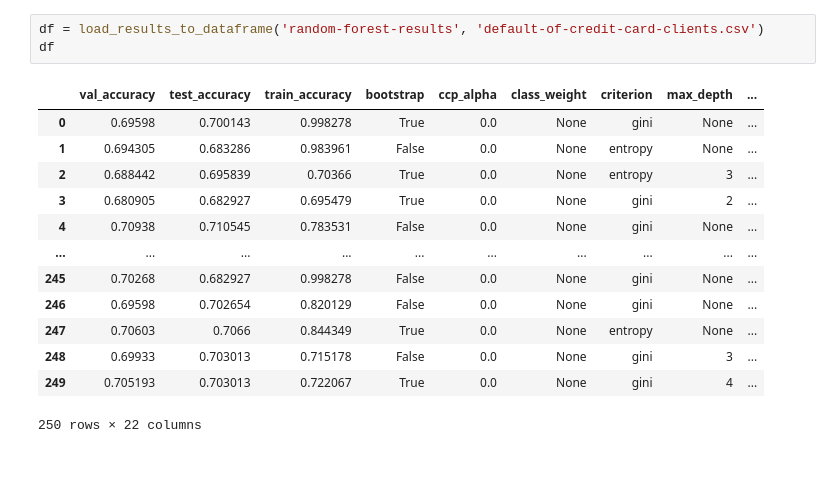
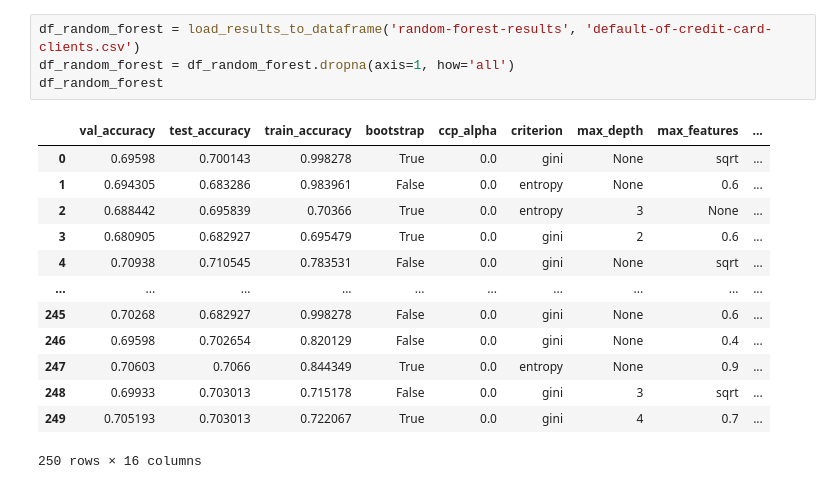
Before and after one commit to BUSY-LOOPING/Tech-Troopers, a Jupyter notebook: Dhruv/results.ipynb, the cells around one changed output. Saved outputs shown, nothing was run; the diff lists cells and outputs as text.

```diff
--- a/Dhruv/results.ipynb
+++ b/Dhruv/results.ipynb
@@ -8,17 +22,18 @@ from results.utils import *
 # %%
-df = load_results_to_dataframe('random-forest-results', 'default-of-credit-card-clients.csv')
-df
+df_random_forest = load_results_to_dataframe('random-forest-results', 'default-of-credit-card-clients.csv')
+df_random_forest = df_random_forest.dropna(axis=1, how='all')
+df_random_forest
 # %% [output]
-|  | val_accuracy | test_accuracy | train_accuracy | bootstrap | ccp_alpha | class_weight | criterion | max_depth | ... |
-| 0 | 0.69598 | 0.700143 | 0.998278 | True | 0.0 | None | gini | None | ... |
-| 1 | 0.694305 | 0.683286 | 0.983961 | False | 0.0 | None | entropy | None | ... |
-| 2 | 0.688442 | 0.695839 | 0.70366 | True | 0.0 | None | entropy | 3 | ... |
-| 3 | 0.680905 | 0.682927 | 0.695479 | True | 0.0 | None | gini | 2 | ... |
-| 4 | 0.70938 | 0.710545 | 0.783531 | False | 0.0 | None | gini | None | ... |
+|  | val_accuracy | test_accuracy | train_accuracy | bootstrap | ccp_alpha | criterion | max_depth | max_features | ... |
+| 0 | 0.69598 | 0.700143 | 0.998278 | True | 0.0 | gini | None | sqrt | ... |
+| 1 | 0.694305 | 0.683286 | 0.983961 | False | 0.0 | entropy | None | 0.6 | ... |
+| 2 | 0.688442 | 0.695839 | 0.70366 | True | 0.0 | entropy | 3 | None | ... |
+| 3 | 0.680905 | 0.682927 | 0.695479 | True | 0.0 | gini | 2 | 0.6 | ... |
+| 4 | 0.70938 | 0.710545 | 0.783531 | False | 0.0 | gini | None | sqrt | ... |
 | ... | ... | ... | ... | ... | ... | ... | ... | ... | ... |
-| 245 | 0.70268 | 0.682927 | 0.998278 | False | 0.0 | None | gini | None | ... |
-| 246 | 0.69598 | 0.702654 | 0.820129 | False | 0.0 | None | gini | None | ... |
-| 247 | 0.70603 | 0.7066 | 0.844349 | True | 0.0 | None | entropy | None | ... |
-| 248 | 0.69933 | 0.703013 | 0.715178 | False | 0.0 | None | gini | 3 | ... |
-| 249 | 0.705193 | 0.703013 | 0.722067 | True | 0.0 | None | gini | 4 | ... |
+| 245 | 0.70268 | 0.682927 | 0.998278 | False | 0.0 | gini | None | 0.6 | ... |
+| 246 | 0.69598 | 0.702654 | 0.820129 | False | 0.0 | gini | None | 0.4 | ... |
+| 247 | 0.70603 | 0.7066 | 0.844349 | True | 0.0 | entropy | None | 0.9 | ... |
+| 248 | 0.69933 | 0.703013 | 0.715178 | False | 0.0 | gini | 3 | sqrt | ... |
+| 249 | 0.705193 | 0.703013 | 0.722067 | True | 0.0 | gini | 4 | 0.7 | ... |
-250 rows × 22 columns
+250 rows × 16 columns
```
Also changed, not shown: parts of 28 cells of this notebook, 3 other files.
